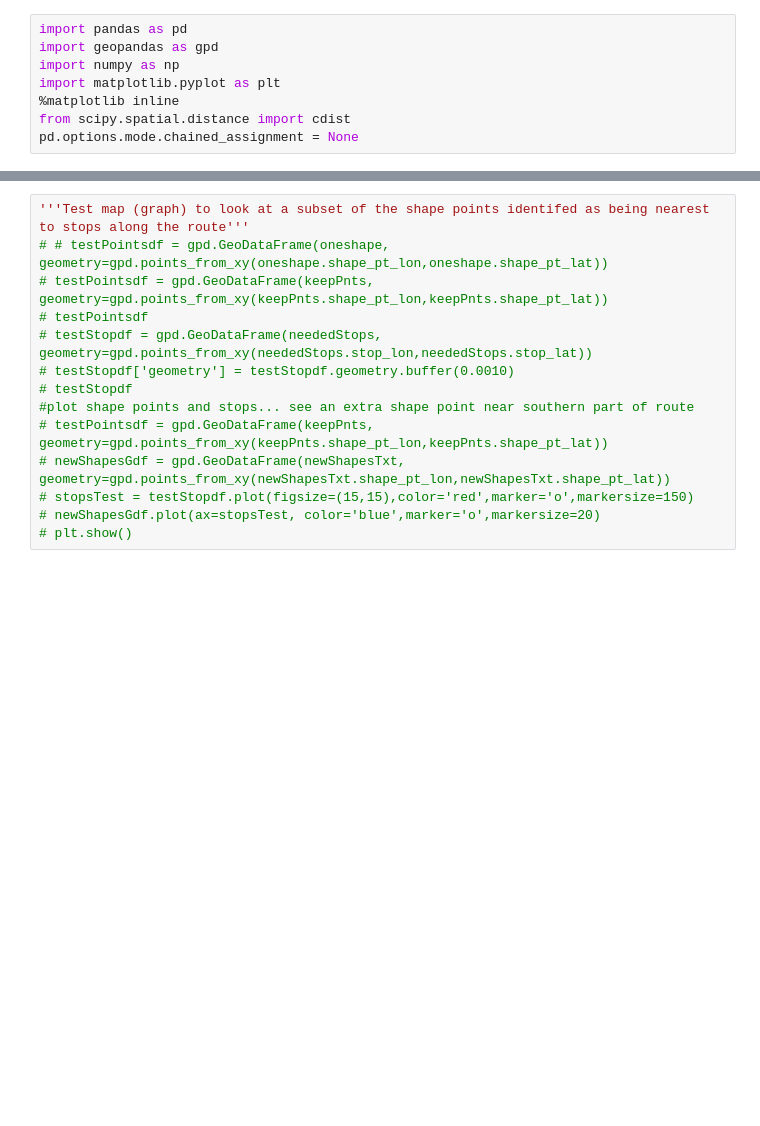
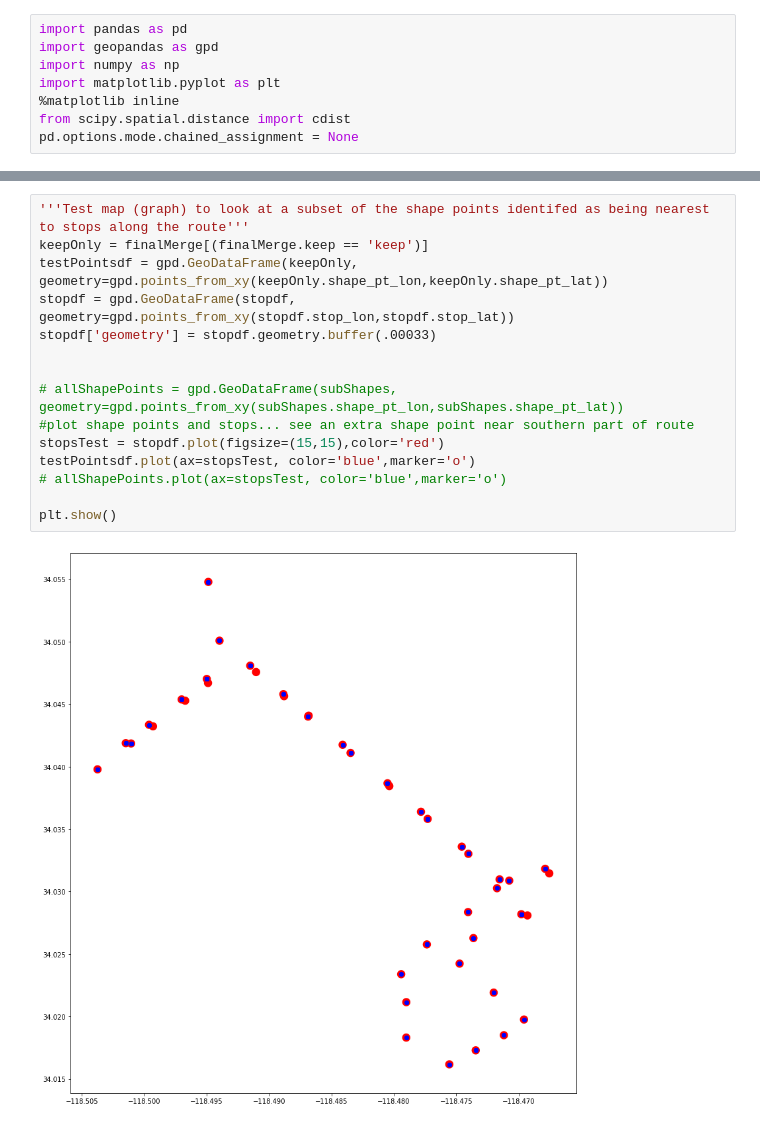
Before and after one commit to dandresen/work-gtfs-qa, a Jupyter notebook: Add-Stop-LatLon-2Shapes.ipynb, the cells around one changed output, grey strips where cells are left out. Drawn from its saved outputs; the diff is of its cells as text; blank space fills up the shorter version.

```diff
--- a/Add-Stop-LatLon-2Shapes.ipynb
+++ b/Add-Stop-LatLon-2Shapes.ipynb
@@ -270,14 +339,17 @@ memory usage: 1.6 MB
 # %%
 '''Test map (graph) to look at a subset of the shape points identifed as being nearest to stops along the route'''
-# # testPointsdf = gpd.GeoDataFrame(oneshape, geometry=gpd.points_from_xy(oneshape.shape_pt_lon,oneshape.shape_pt_lat))
-# testPointsdf = gpd.GeoDataFrame(keepPnts, geometry=gpd.points_from_xy(keepPnts.shape_pt_lon,keepPnts.shape_pt_lat))
-# testPointsdf
-# testStopdf = gpd.GeoDataFrame(neededStops, geometry=gpd.points_from_xy(neededStops.stop_lon,neededStops.stop_lat))
-# testStopdf['geometry'] = testStopdf.geometry.buffer(0.0010)
-# testStopdf
+keepOnly = finalMerge[(finalMerge.keep == 'keep')]
+testPointsdf = gpd.GeoDataFrame(keepOnly, geometry=gpd.points_from_xy(keepOnly.shape_pt_lon,keepOnly.shape_pt_lat))
+stopdf = gpd.GeoDataFrame(stopdf, geometry=gpd.points_from_xy(stopdf.stop_lon,stopdf.stop_lat))
+stopdf['geometry'] = stopdf.geometry.buffer(.00033)
+
+
+# allShapePoints = gpd.GeoDataFrame(subShapes, geometry=gpd.points_from_xy(subShapes.shape_pt_lon,subShapes.shape_pt_lat))
 #plot shape points and stops... see an extra shape point near southern part of route
-# testPointsdf = gpd.GeoDataFrame(keepPnts, geometry=gpd.points_from_xy(keepPnts.shape_pt_lon,keepPnts.shape_pt_lat))
-# newShapesGdf = gpd.GeoDataFrame(newShapesTxt, geometry=gpd.points_from_xy(newShapesTxt.shape_pt_lon,newShapesTxt.shape_pt_lat))
-# stopsTest = testStopdf.plot(figsize=(15,15),color='red',marker='o',markersize=150)
-# newShapesGdf.plot(ax=stopsTest, color='blue',marker='o',markersize=20)
-# plt.show()
+stopsTest = stopdf.plot(figsize=(15,15),color='red')
+testPointsdf.plot(ax=stopsTest, color='blue',marker='o')
+# allShapePoints.plot(ax=stopsTest, color='blue',marker='o')
+
+plt.show()
+# %% [output]
+[figure, added]
```
Also changed, not shown: parts of 16 cells of this notebook, 3 other files.
